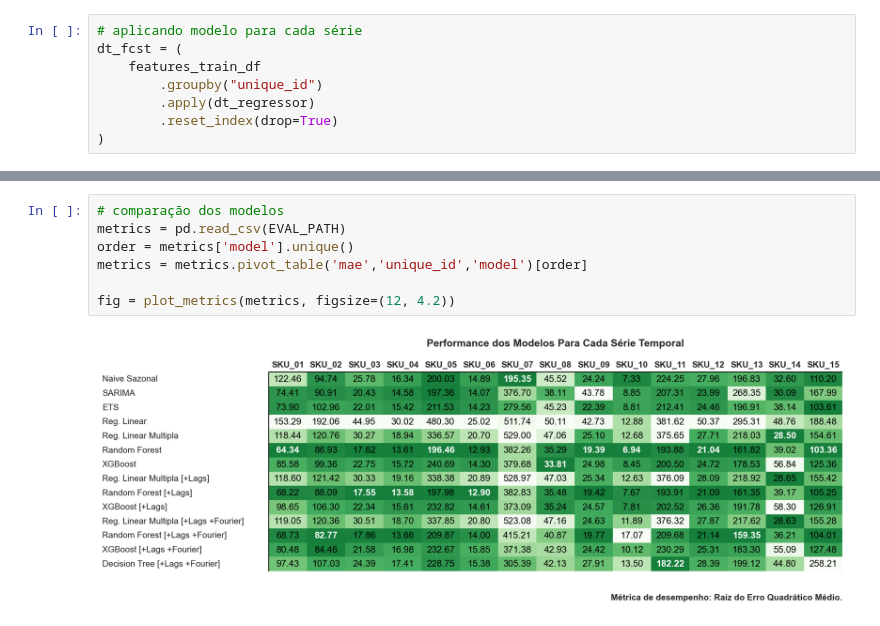
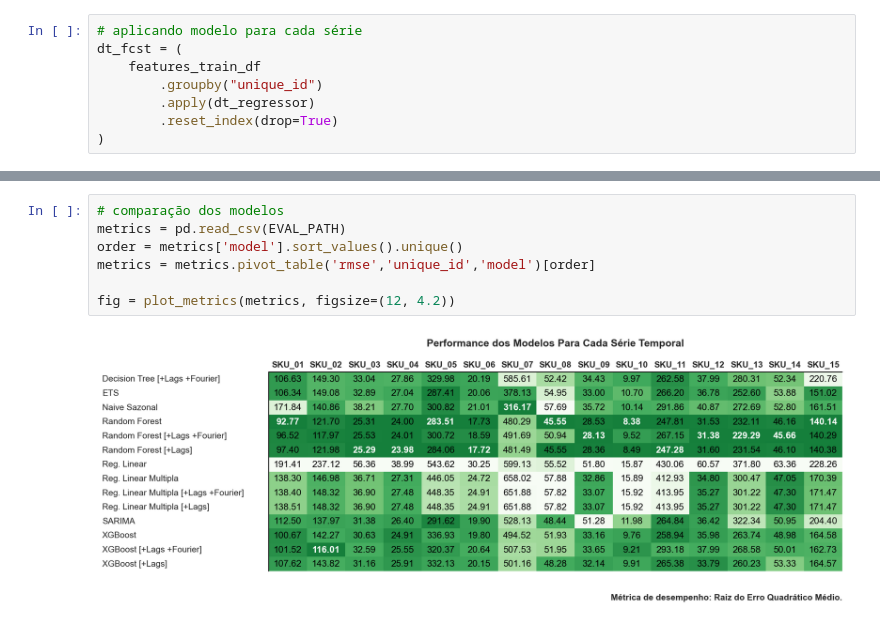
Before and after one commit to getrolucas/PIC-CD-UFERSA, a Jupyter notebook: notebooks/10_decision_tree.ipynb, the cells around one changed output, grey strips where cells are left out. Saved outputs shown, nothing was run; the diff lists cells and outputs as text.

```diff
--- a/notebooks/10_decision_tree.ipynb
+++ b/notebooks/10_decision_tree.ipynb
@@ -175,9 +182,9 @@ rf_eval.evaluation_df
 # %%
 # comparação dos modelos
 metrics = pd.read_csv(EVAL_PATH)
-order = metrics['model'].unique()
-metrics = metrics.pivot_table('mae','unique_id','model')[order]
+order = metrics['model'].sort_values().unique()
+metrics = metrics.pivot_table('rmse','unique_id','model')[order]
 
 fig = plot_metrics(metrics, figsize=(12, 4.2))
 # %% [output]
-[figure, old version]
+[figure, new version]
```
Also changed, not shown: parts of 10 cells of this notebook, 14 other files.
